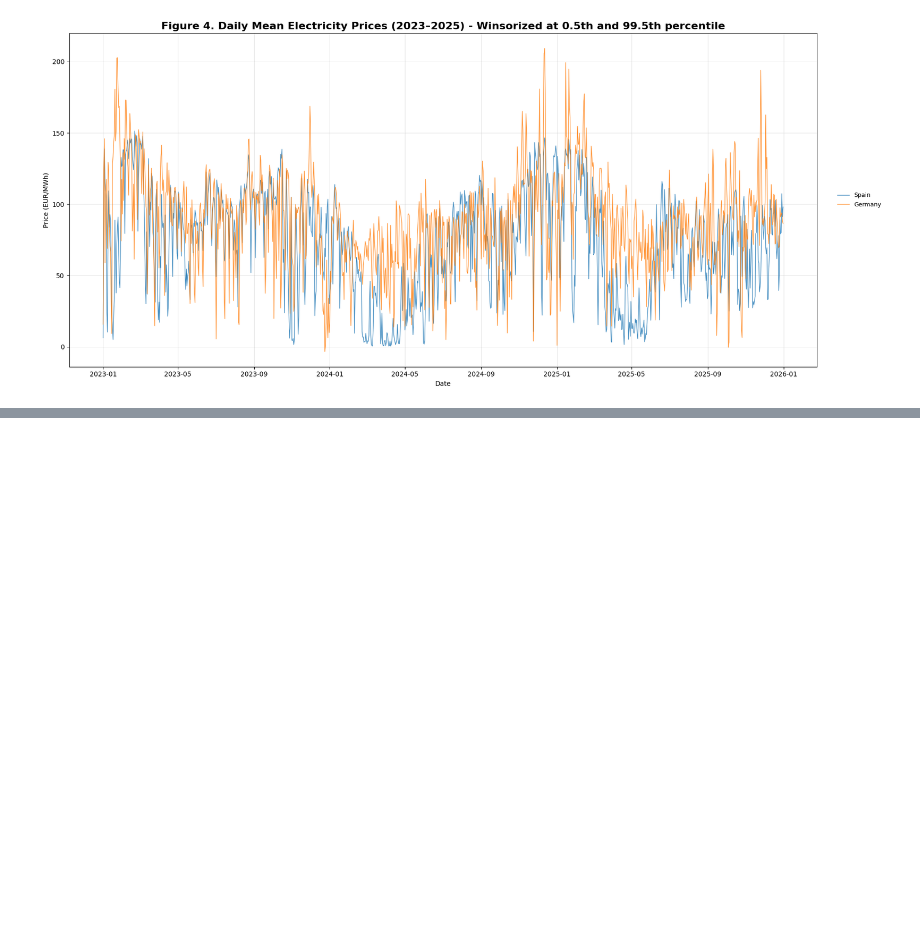
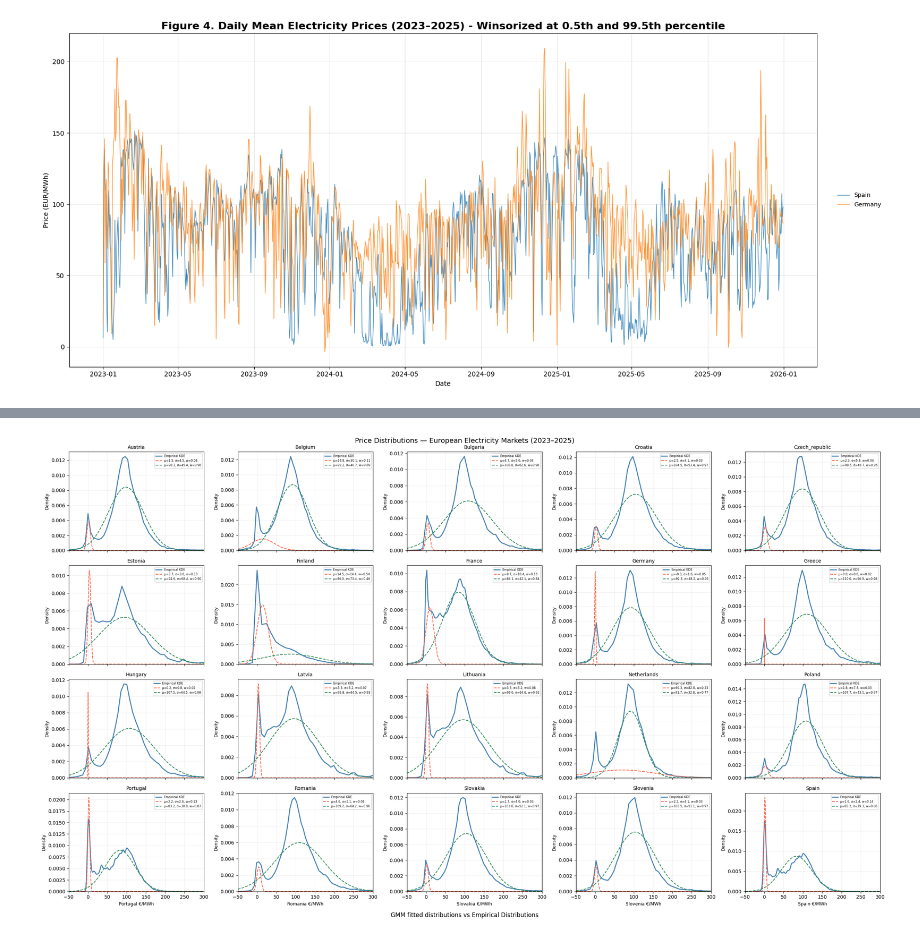
Before and after one commit to Shaig00/NAS_GP, a Jupyter notebook: Energy_Production_Data/4-1-data-descriptions.ipynb, the cells around one changed output, grey strips where cells are left out. Cells and saved outputs as stored; diff of their text form; code cells hidden in the pictures; blank space fills up the shorter version.

Commit message:
utils and data exploration commit

```diff
--- a/Energy_Production_Data/4-1-data-descriptions.ipynb
+++ b/Energy_Production_Data/4-1-data-descriptions.ipynb
@@ -445,0 +472,93 @@ plt.show()
+# %%
+fig, axes = plt.subplots(4, 5, figsize=(24, 14), sharex=True)
+axes = axes.flatten()
+
+x_grid = np.linspace(-50, 300, 2000).reshape(-1, 1)
+results = []
+gmm_dict = {}
+
+for i, country in enumerate(df.columns):
+    ax = axes[i]
+    ax.set_xlim(-50, 300)
+    ax.set_title(f"{country}", fontsize=10)
+
+    x = df[country].values
+    x_2d = x.reshape(-1, 1)
+
+    threshold = 20.0
+    spike = x[x < threshold]
+    heavy = x[x >= threshold]
+
+    mu_spike, std_spike = spike.mean(), spike.std()
+    mu_heavy, std_heavy = heavy.mean(), heavy.std()
+    w_spike = len(spike) / len(x)
+    w_heavy = len(heavy) / len(x)
+
+    gmm = GaussianMixture(
+        n_components=2,
+        covariance_type='full',
+        means_init=np.array([[mu_spike], [mu_heavy]]),
+        precisions_init=np.array([
+            [[1 / std_spike**2]],
+            [[1 / std_heavy**2]]
+        ]),
+        max_iter=500,
+        n_init=1,
+        random_state=123
+    )
+    gmm.fit(x_2d)
+
+    gmm_dict[country] = gmm
+
+    means_fit  = gmm.means_
+    covs_fit   = gmm.covariances_
+    weights_fit = gmm.weights_
+
+    # Empirical KDE — 1D input
+    sns.kdeplot(x, bw_adjust=0.4, ax=ax, linewidth=2, color='steelblue', label="Empirical KDE")
+
+    colors = ['tomato', 'seagreen']
+
+
+    for regime in range(2):
+        k = kurtosis(x_2d.flatten()[gmm.predict(x_2d) == regime], fisher=True)
+        mu_val    = means_fit[regime].flatten()[0]
+        sigma_val = np.sqrt(covs_fit[regime]).flatten()[0]
+        w_val     = weights_fit[regime]
+
+        # Weighted component
+        component_pdf = w_val * norm.pdf(x_grid.flatten(), mu_val, sigma_val)
+
+        ax.plot(
+            x_grid, component_pdf,
+            color=colors[regime], linestyle='--', linewidth=1.5,
+            label=f"μ={mu_val:.1f}, σ={sigma_val:.1f}, w={w_val:.2f}"
+        )
+
+        results.append({
+            "country": country,
+            "regime": regime,
+            "mean": mu_val,
+            "std": sigma_val,
+            "weight": w_val,
+            "kurtosis": k
+        })
+
+    ax.set_xlabel(f"{country} €/MWh", fontsize=9)
+    ax.set_ylabel("Density", fontsize=9)
+    ax.legend(fontsize=6)
+    ax.grid(alpha=0.2)
+
+# Hide unused axes
+for j in range(len(df.columns), len(axes)):
+    axes[j].set_visible(False)
+
+results_df = pd.DataFrame(results)
+print(results_df)
+
+fig.supxlabel("GMM fitted distributions vs Empirical Distributions", fontsize=12)
+plt.suptitle("Price Distributions — European Electricity Markets (2023–2025)", fontsize=14)
+plt.tight_layout()
+plt.savefig("GMM_fit_KDE.pdf", dpi=300, bbox_inches="tight")
+plt.show()
+# %% [output]
@@ -445,0 +582 @@ plt.show()
+[figure, added]
```
Also changed, not shown: parts of 11 cells of this notebook, 26 other files.
